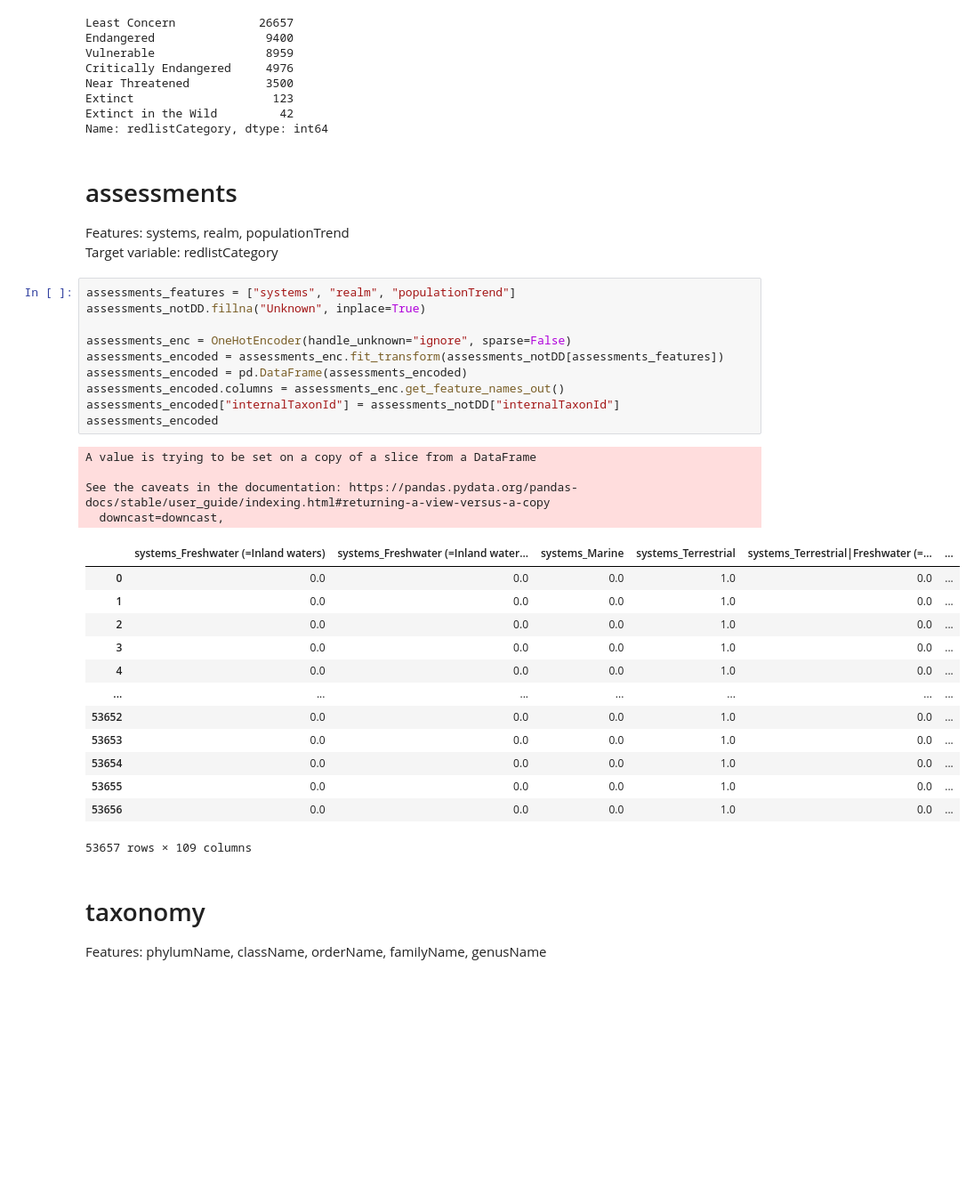
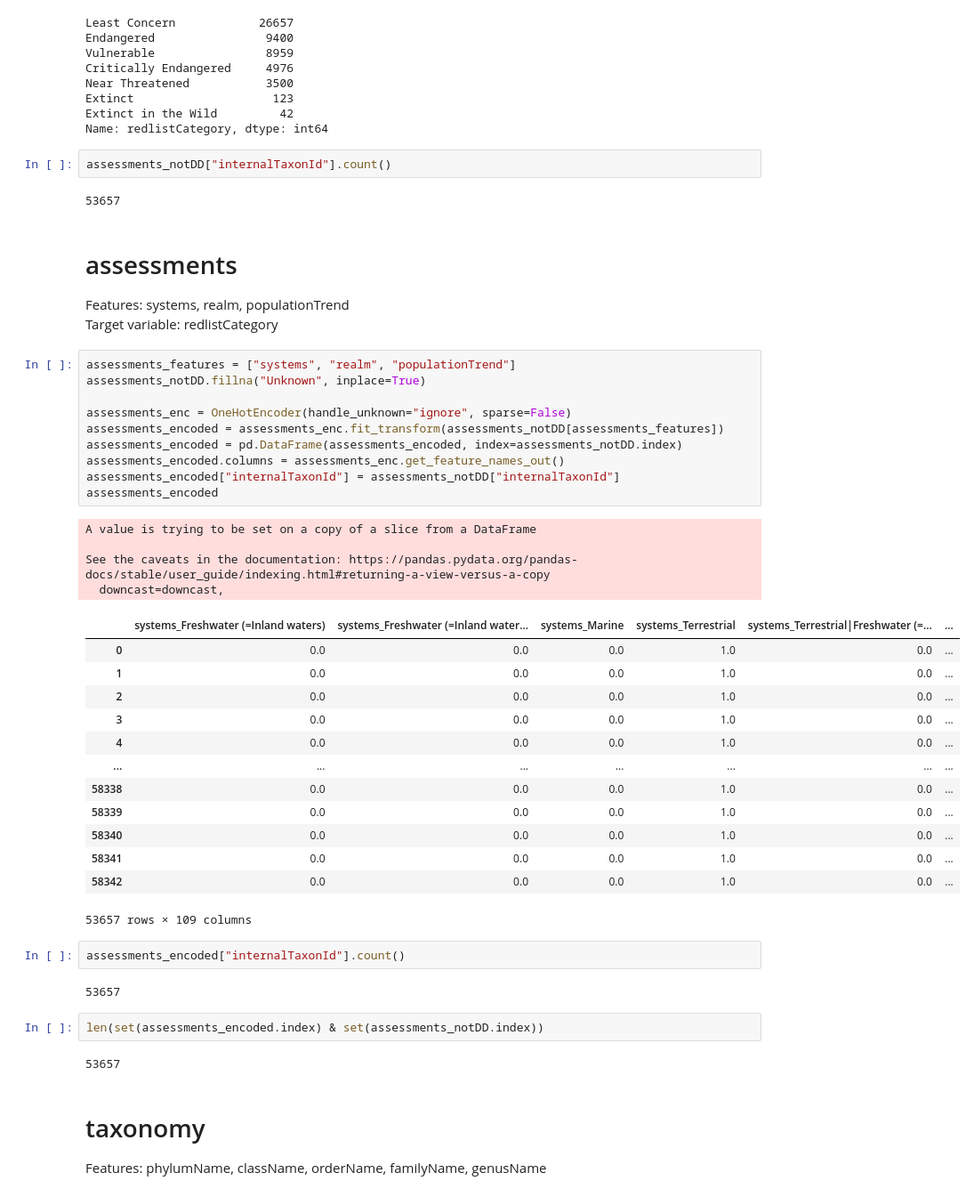
Before and after one commit to KristineNunez/HalamaNN, a Jupyter notebook: Preprocessing.ipynb, the cells around one changed output. Shown at 89% size. Drawn from its saved outputs; the diff is of its cells as text; blank space fills up the shorter version.

```diff
--- a/Preprocessing.ipynb
+++ b/Preprocessing.ipynb
@@ -37,6 +42,10 @@ Near Threatened           3500
 Extinct                    123
 Extinct in the Wild         42
 Name: redlistCategory, dtype: int64
+# %%
+assessments_notDD["internalTaxonId"].count()
+# %% [output]
+53657
 # %% [markdown]
 # assessments
 Features: systems, realm, populationTrend
@@ -45,31 +54,39 @@ Target variable: redlistCategory
 # %%
 assessments_features = ["systems", "realm", "populationTrend"]
 assessments_notDD.fillna("Unknown", inplace=True)
 
 assessments_enc = OneHotEncoder(handle_unknown="ignore", sparse=False)
 assessments_encoded = assessments_enc.fit_transform(assessments_notDD[assessments_features])
-assessments_encoded = pd.DataFrame(assessments_encoded)
+assessments_encoded = pd.DataFrame(assessments_encoded, index=assessments_notDD.index)
 assessments_encoded.columns = assessments_enc.get_feature_names_out()
 assessments_encoded["internalTaxonId"] = assessments_notDD["internalTaxonId"]
 assessments_encoded
 # %% [output]
 A value is trying to be set on a copy of a slice from a DataFrame
 
 See the caveats in the documentation: https://pandas.pydata.org/pandas-docs/stable/user_guide/indexing.html#returning-a-view-versus-a-copy
   downcast=downcast,
 |  | systems_Freshwater (=Inland waters) | systems_Freshwater (=Inland water... | systems_Marine | systems_Terrestrial | systems_Terrestrial|Freshwater (=... | ... |
 | 0 | 0.0 | 0.0 | 0.0 | 1.0 | 0.0 | ... |
 | 1 | 0.0 | 0.0 | 0.0 | 1.0 | 0.0 | ... |
 | 2 | 0.0 | 0.0 | 0.0 | 1.0 | 0.0 | ... |
 | 3 | 0.0 | 0.0 | 0.0 | 1.0 | 0.0 | ... |
 | 4 | 0.0 | 0.0 | 0.0 | 1.0 | 0.0 | ... |
 | ... | ... | ... | ... | ... | ... | ... |
-| 53652 | 0.0 | 0.0 | 0.0 | 1.0 | 0.0 | ... |
-| 53653 | 0.0 | 0.0 | 0.0 | 1.0 | 0.0 | ... |
-| 53654 | 0.0 | 0.0 | 0.0 | 1.0 | 0.0 | ... |
-| 53655 | 0.0 | 0.0 | 0.0 | 1.0 | 0.0 | ... |
-| 53656 | 0.0 | 0.0 | 0.0 | 1.0 | 0.0 | ... |
+| 58338 | 0.0 | 0.0 | 0.0 | 1.0 | 0.0 | ... |
+| 58339 | 0.0 | 0.0 | 0.0 | 1.0 | 0.0 | ... |
+| 58340 | 0.0 | 0.0 | 0.0 | 1.0 | 0.0 | ... |
+| 58341 | 0.0 | 0.0 | 0.0 | 1.0 | 0.0 | ... |
+| 58342 | 0.0 | 0.0 | 0.0 | 1.0 | 0.0 | ... |
 53657 rows × 109 columns
+# %%
+assessments_encoded["internalTaxonId"].count()
+# %% [output]
+53657
+# %%
+len(set(assessments_encoded.index) & set(assessments_notDD.index))
+# %% [output]
+53657
 # %% [markdown]
 # taxonomy
 Features: phylumName, className, orderName, familyName, genusName
```
Also changed, not shown: parts of 8 cells of this notebook.
